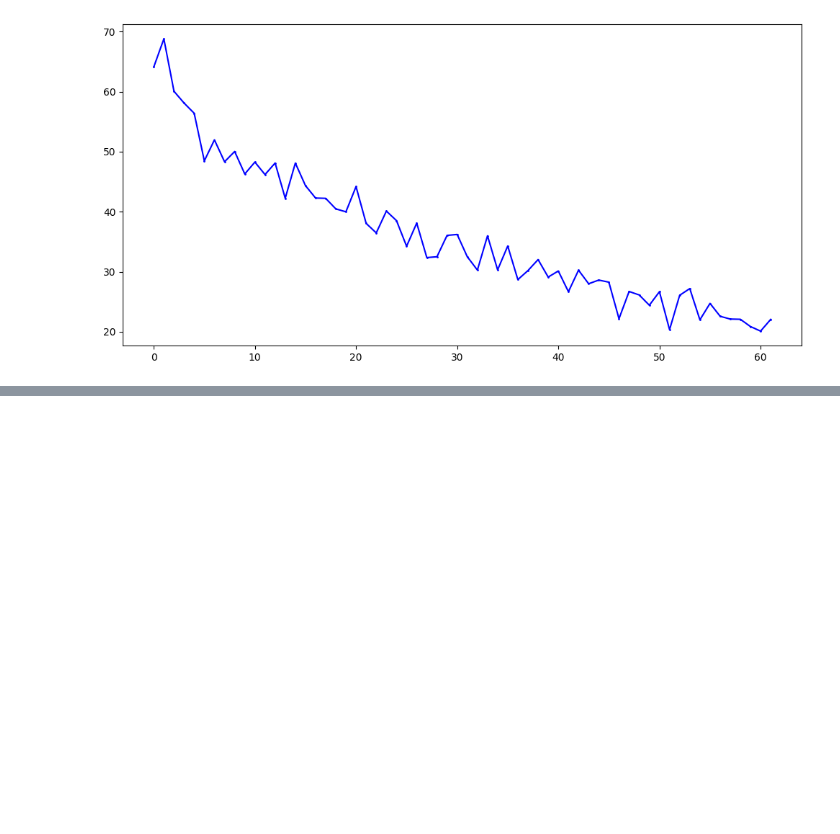
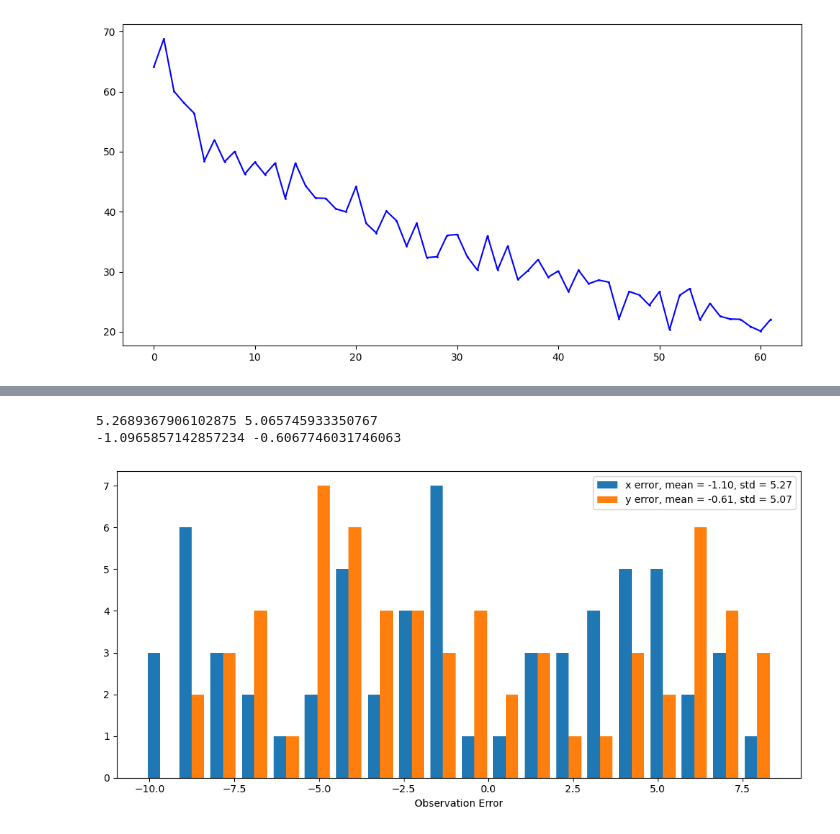
Before and after one commit to LiyouZhou/MScRAS_CV, a Jupyter notebook: assessment/code/assessment.ipynb, the cells around one changed output, grey strips where cells are left out. Drawn from its saved outputs; the diff is of its cells as text; code cells hidden in the pictures; blank space fills up the shorter version.

```diff
--- a/assessment/code/assessment.ipynb
+++ b/assessment/code/assessment.ipynb
@@ -701,0 +739,24 @@ plt.savefig('../report/figures/ground_truth_velocity.png')
+# %%
+e_x = x - u
+e_y = y - v
+
+
+print(np.std(e_x), np.std(e_y))
+print(np.mean(e_x), np.mean(e_y))
+
+plt.hist(
+    [e_x, e_y],
+    bins=20,
+    label=[
+        f"x error, mean = {np.mean(e_x):.02f}, std = {np.std(e_x):.02f}",
+        f"y error, mean = {np.mean(e_y):.02f}, std = {np.std(e_y):.02f}"
+    ],
+)
+plt.xlabel("Observation Error")
+plt.legend()
+plt.tight_layout()
+plt.savefig("../report/figures/observation_error_hist.png")
+# %% [output]
+5.2689367906102875 5.065745933350767
+-1.0965857142857234 -0.6067746031746063
+[figure, added]
```
Also changed, not shown: parts of 5 cells of this notebook, 7 other files.
